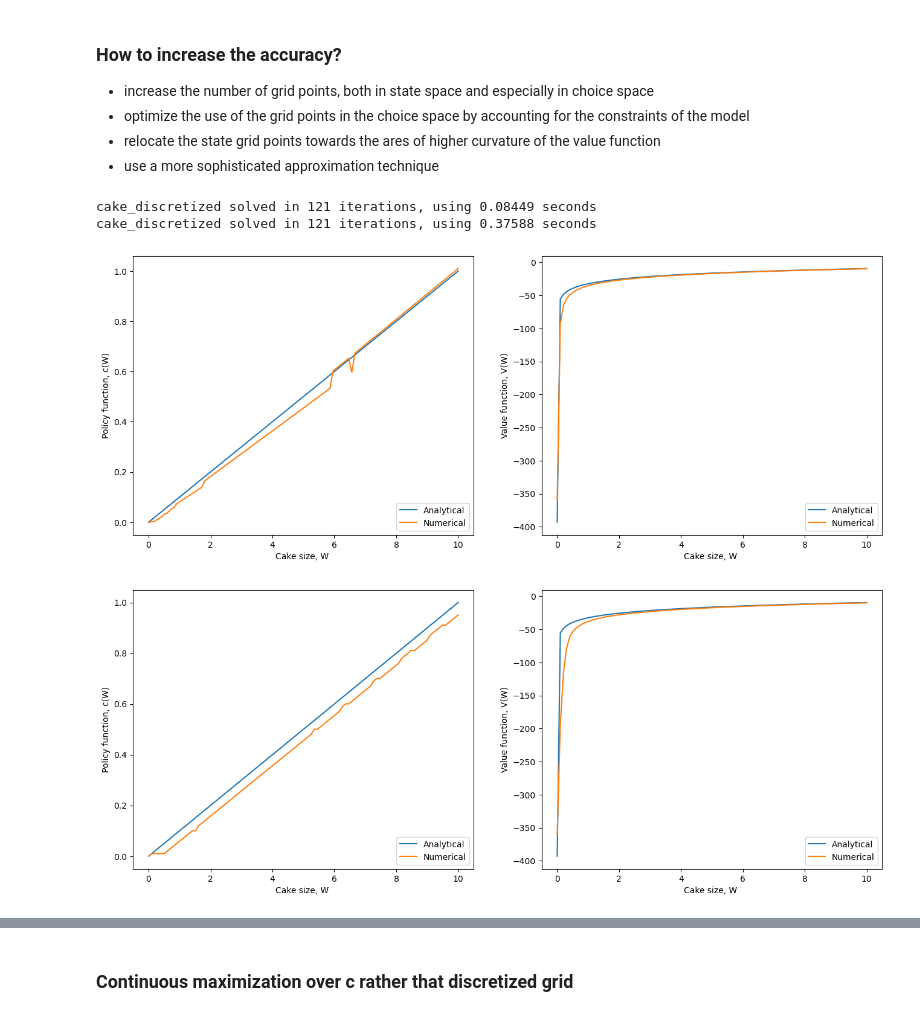
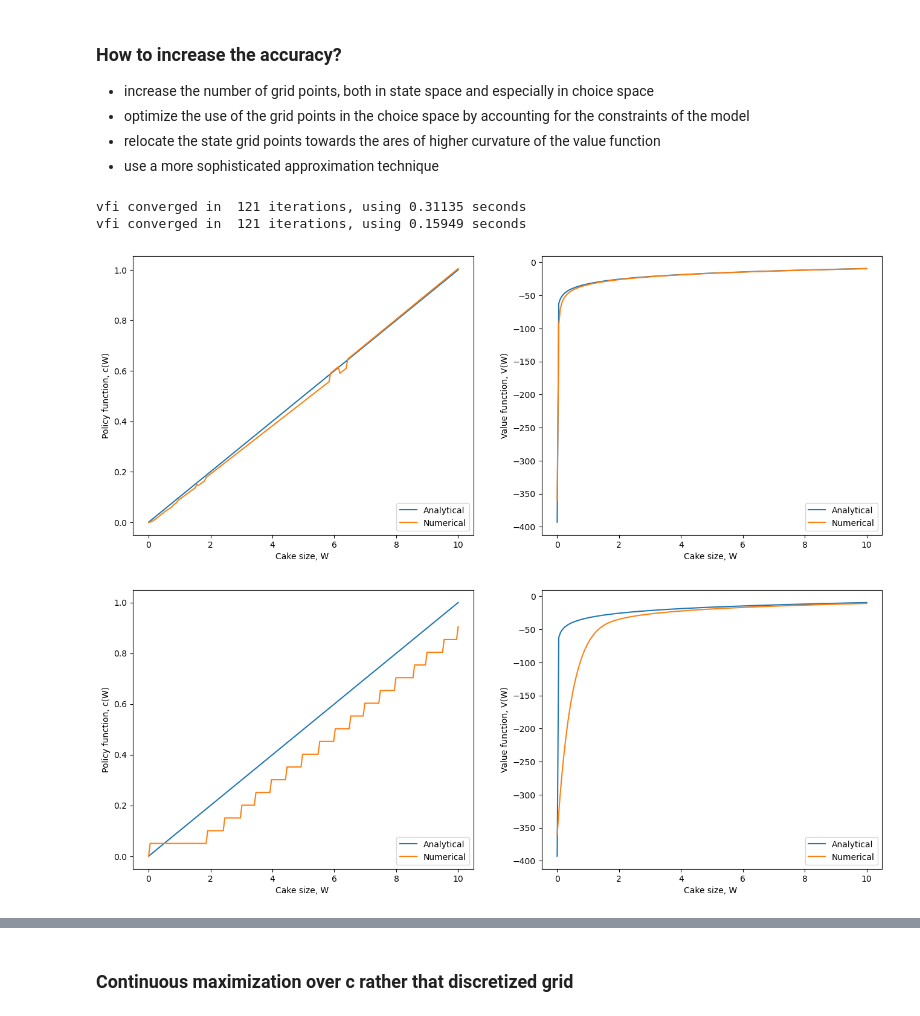
Before and after one commit to bschjerning/dp_ucph, a Jupyter notebook: 1_theory_tools/02_cake_eating_example.ipynb, the cells around one changed output, grey strips where cells are left out. Drawn from its saved outputs; the diff is of its cells as text; code cells hidden in the pictures.

```diff
--- a/1_theory_tools/02_cake_eating_example.ipynb
+++ b/1_theory_tools/02_cake_eating_example.ipynb
@@ -260,0 +261,21 @@ class cake_ongrid():
+# %%
+from time import process_time
+def vfi_solve(self, maxiter=1000, tol=1e-4, callback=None):
+    '''Solves the model using VFI (successive approximations)'''
+    tic = process_time() # Start the stopwatch / counter
+
+    V0=np.log(self.grid) # on first iteration assume consuming everything
+    for iter in range(maxiter):
+        V1,c1=self.bellman(V0)
+        if callback: callback(iter,self.grid,V1,c1) # callback for making plots
+        if np.all(abs(V1-V0) < tol):
+            toc = process_time() # Stop the stopwatch / counter
+            print('vfi converged in ', iter, 'iterations, using',round(toc-tic, 5), 'seconds')
+            break
+        V0=V1
+    else:  # when i went up to maxiter
+        print('No convergence: maximum number of iterations achieved!')
+    return V1,c1
+
+# Add the solve method to the class
+cake_ongrid.solve = vfi_solve
@@ -438,19 +465,5 @@ class cake_discretized():
             c1 = c[np.argmax(matV1,axis=0)]  # consumption (index of maximum in every column)
         return V1, c1
 
-    def solve(self, maxiter=1000, tol=1e-4, callback=None):
-        '''Solves the model using VFI (successive approximations)'''
-        tic = process_time() # Start the stopwatch / counter
-
-        V0=np.log(self.grid) # on first iteration assume consuming everything
-        for iter in range(maxiter):
-            V1,c1=self.bellman(V0)
-            if callback: callback(iter,self.grid,V1,c1) # callback for making plots
-            if np.all(abs(V1-V0) < tol):
-                toc = process_time() # Stop the stopwatch / counter
-                print('cake_discretized solved in', iter, 'iterations, using',round(toc-tic, 5), 'seconds')
-                break
-            V0=V1
-        else:  # when i went up to maxiter
-            print('No convergence: maximum number of iterations achieved!')
-        return V1,c1
+# Add the vfi_solve method to the cake_discretized class
+cake_discretized.solve = vfi_solve
@@ -462,13 +483,12 @@ class cake_discretized():
 - relocate the state grid points towards the ares of higher curvature of the value function
 - use a more sophisticated approximation technique
 # %%
-# m1 = cake_ongrid(     beta=0.9,Wbar=10,ngrid=50)
-m1 = cake_discretized(beta=0.9,Wbar=10,ngrid=100,nchgrid=100,optim_ch=True)
-m2 = cake_discretized(beta=0.9,Wbar=10,ngrid=100,nchgrid=1000,optim_ch=False)
+m1 = cake_discretized(beta=0.9,Wbar=10,ngrid=200,nchgrid=200,optim_ch=True)
+m2 = cake_discretized(beta=0.9,Wbar=10,ngrid=200,nchgrid=200,optim_ch=False) # TRY changing ngrid,nchgrid,and optim_ch
 check_solution(m1)
 check_solution(m2)
 # %% [output]
-cake_discretized solved in 121 iterations, using 0.08449 seconds
-cake_discretized solved in 121 iterations, using 0.37588 seconds
+vfi converged in  121 iterations, using 0.31135 seconds
+vfi converged in  121 iterations, using 0.15949 seconds
-[figure, old version]
+[figure, new version]
-[figure, old version]
+[figure, new version]
```
Also changed, not shown: parts of 34 cells of this notebook.
